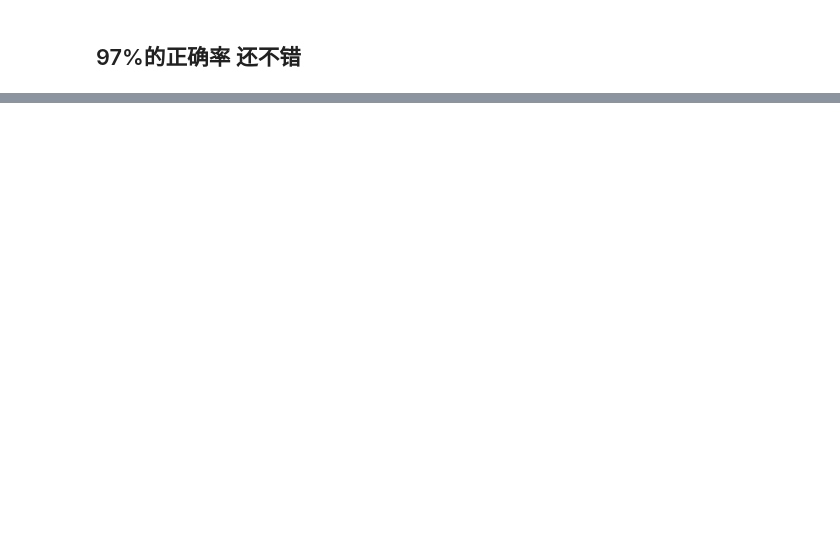
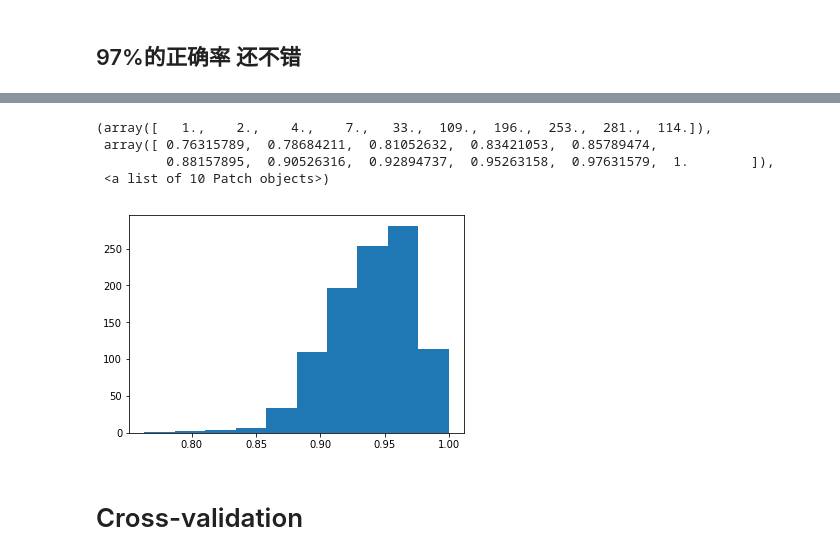
Before and after one commit to naginoa/Data-mining, a Jupyter notebook: 蝴蝶花(iris)分类案例/iris2.ipynb, the cells around one changed output, grey strips where cells are left out. Drawn from its saved outputs; the diff is of its cells as text; code cells hidden in the pictures; blank space fills up the shorter version.

```diff
--- a/蝴蝶花(iris)分类案例/iris2.ipynb
+++ b/蝴蝶花(iris)分类案例/iris2.ipynb
@@ -65,0 +152,23 @@ tree_classfier.score(testing_inputs, testing_classes)
+# %%
+model_accuracies = []
+
+for repetition in range(1000):
+    (training_inputs,
+    testing_inputs,
+    training_classes,
+    testing_classes) = train_test_split(training_set, training_class, train_size=0.75)
+
+    Logistic_classfier = LogisticRegression()
+    Logistic_classfier.fit(training_inputs, training_classes)
+    accuracy = Logistic_classfier.score(testing_inputs, testing_classes)
+    model_accuracies.append(accuracy)
+# %%
+plt.hist(model_accuracies)
+# %% [output]
+(array([   1.,    2.,    4.,    7.,   33.,  109.,  196.,  253.,  281.,  114.]),
+ array([ 0.76315789,  0.78684211,  0.81052632,  0.83421053,  0.85789474,
+         0.88157895,  0.90526316,  0.92894737,  0.95263158,  0.97631579,  1.        ]),
+ <a list of 10 Patch objects>)
+[figure, added]
+# %% [markdown]
+# Cross-validation
```
Also changed, not shown: parts of 15 cells of this notebook.
